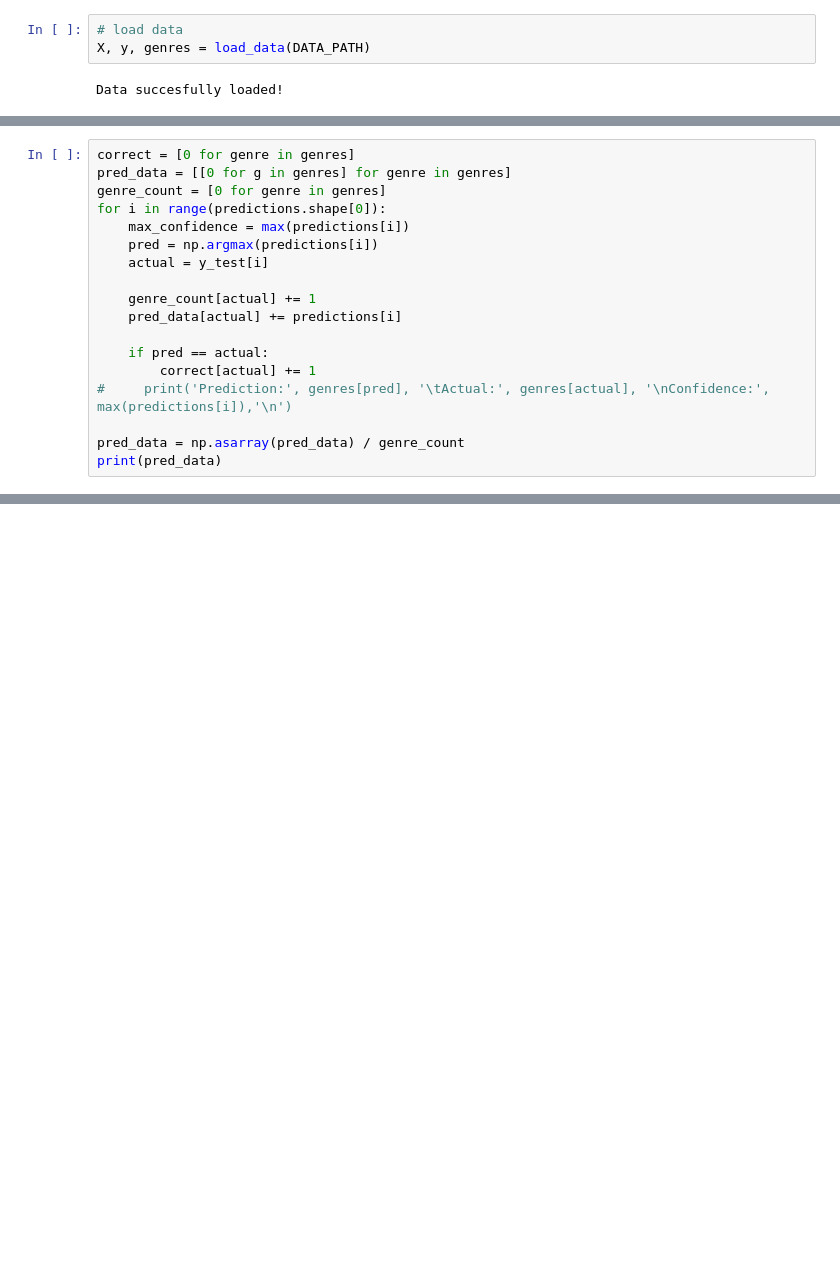
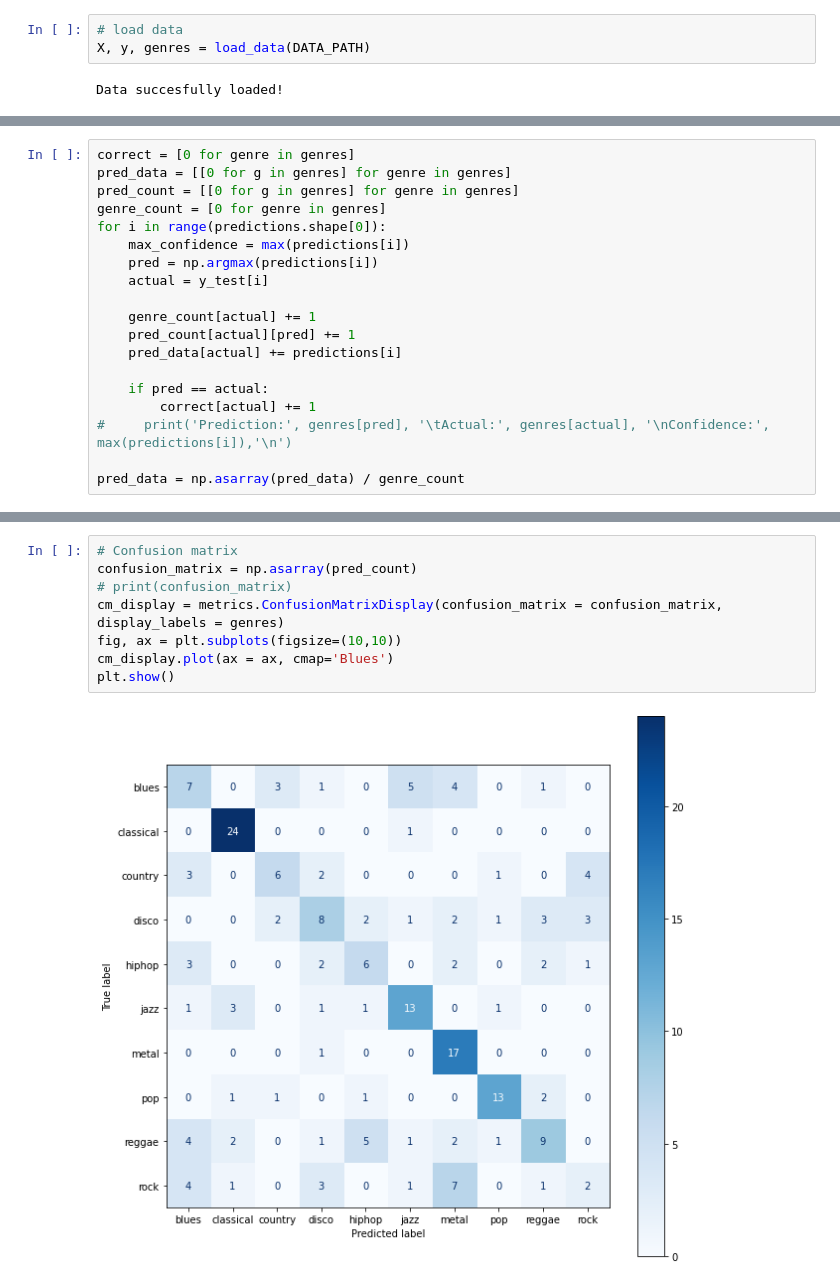
Before and after one commit to fite40927/wonkyphonky, a Jupyter notebook: mfcc_trainer.ipynb, the cells around one changed output, grey strips where cells are left out. Saved outputs shown, nothing was run; the diff lists cells and outputs as text; blank space fills up the shorter version.

Commit message:
Confusion matrix

```diff
--- a/mfcc_trainer.ipynb
+++ b/mfcc_trainer.ipynb
@@ -123,6 +129,7 @@ Generate predictions for tests
 # %%
 correct = [0 for genre in genres]
 pred_data = [[0 for g in genres] for genre in genres]
+pred_count = [[0 for g in genres] for genre in genres]
 genre_count = [0 for genre in genres]
 for i in range(predictions.shape[0]):
     max_confidence = max(predictions[i])
@@ -130,6 +137,7 @@ for i in range(predictions.shape[0]):
     actual = y_test[i]
 
     genre_count[actual] += 1
+    pred_count[actual][pred] += 1
     pred_data[actual] += predictions[i]
 
     if pred == actual:
@@ -137,4 +145,3 @@ for i in range(predictions.shape[0]):
 #     print('Prediction:', genres[pred], '\tActual:', genres[actual], '\nConfidence:', max(predictions[i]),'\n')
 
 pred_data = np.asarray(pred_data) / genre_count
-print(pred_data)
@@ -205,0 +179,10 @@ for dist in pred_data:
+# %%
+# Confusion matrix
+confusion_matrix = np.asarray(pred_count)
+# print(confusion_matrix)
+cm_display = metrics.ConfusionMatrixDisplay(confusion_matrix = confusion_matrix, display_labels = genres)
+fig, ax = plt.subplots(figsize=(10,10))
+cm_display.plot(ax = ax, cmap='Blues')
+plt.show()
+# %% [output]
+[figure, added]
```
Also changed, not shown: parts of 9 cells of this notebook.
